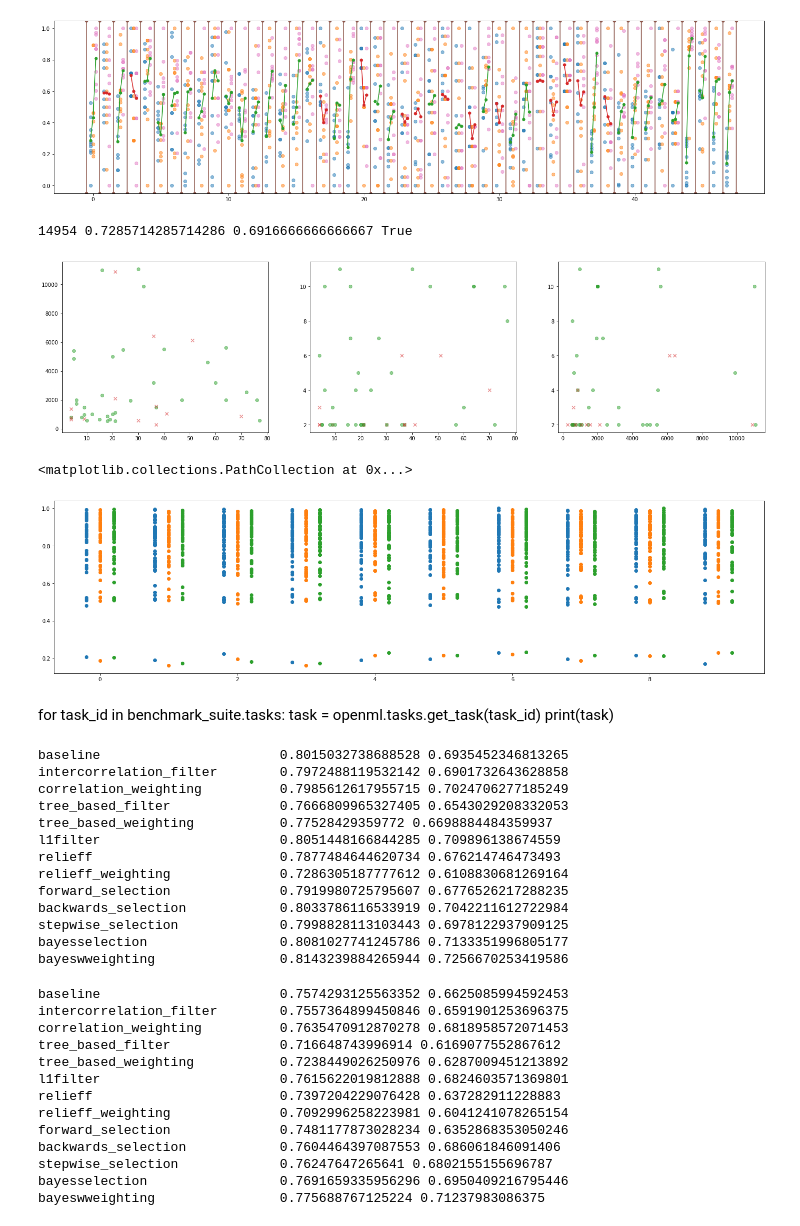
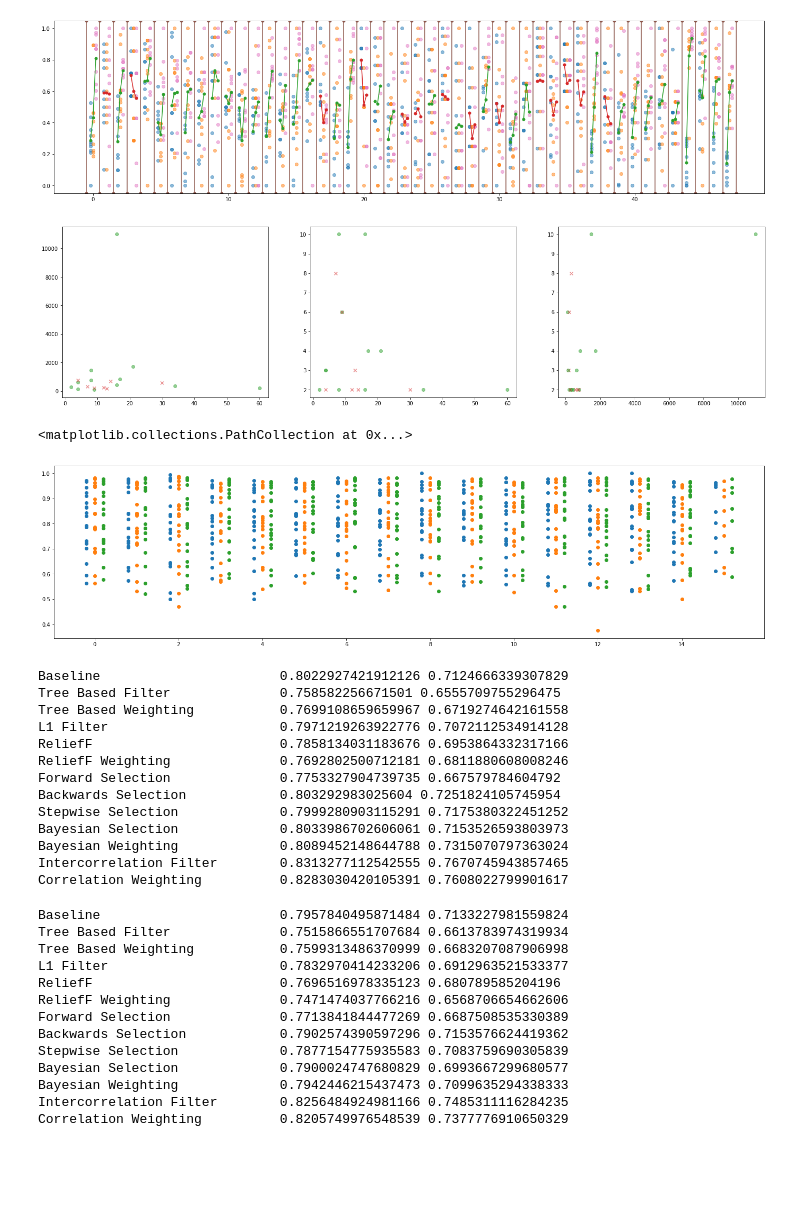
Before and after one commit to nvsclub/FeatureWeightingWithOptuna, a Jupyter notebook: test.ipynb, the cells around one changed output. Cells and saved outputs as stored; diff of their text form; code cells hidden in the pictures; blank space fills up the shorter version.

```diff
--- a/test.ipynb
+++ b/test.ipynb
@@ -5,7 +5,8 @@ import numpy as np
 # %%
 plt.rcParams['figure.figsize'] = (24,6)
 # %%
-df = pd.read_csv('results/openml_scores.csv')
+df = pd.read_csv('results/scores.csv')
+df = df.dropna()
 # %%
 df
 # %% [output]
@@ -83,15 +84,13 @@ for i, task in enumerate(df.task.unique()):
 [figure]
 # %%
 for i, task in enumerate(df.task.unique()):
-    a, b = df[(df.task == task) & (df.method=='baseline')].accuracy.mean(), df[(df.task == task) & (df.method=='bayeswweighting')].accuracy.mean()
+    a, b = df[(df.task == task) & (df.method=='Baseline')].accuracy.mean(), df[(df.task == task) & (df.method=='Bayesian Weighting')].accuracy.mean()
     if a > b + 0.01:
         print(task, a, b, a > b)
-# %% [output]
-14954 0.7285714285714286 0.6916666666666667 True
 # %%
 plt.subplot(1,3,1)
 for i, task in enumerate(df.task.unique()):
-    a, b = df[(df.task == task) & (df.method=='baseline')].accuracy.mean(), df[(df.task == task) & (df.method=='bayeswweighting')].accuracy.mean()
+    a, b = df[(df.task == task) & (df.method=='Baseline')].accuracy.mean(), df[(df.task == task) & (df.method=='Bayesian Weighting')].accuracy.mean()
     nfeatures, ninstances, nclasses = df[(df.task == task)].iloc[0].features, df[(df.task == task)].iloc[0].instances, df[(df.task == task)].iloc[0].classes
     if a > b:
         plt.scatter(nfeatures, ninstances, color = 'C3', marker='x', alpha=0.5)
@@ -99,7 +98,7 @@ for i, task in enumerate(df.task.unique()):
         plt.scatter(nfeatures, ninstances, color = 'C2', alpha=0.5)
 plt.subplot(1,3,2)
 for i, task in enumerate(df.task.unique()):
-    a, b = df[(df.task == task) & (df.method=='baseline')].accuracy.mean(), df[(df.task == task) & (df.method=='bayeswweighting')].accuracy.mean()
+    a, b = df[(df.task == task) & (df.method=='Baseline')].accuracy.mean(), df[(df.task == task) & (df.method=='Bayesian Weighting')].accuracy.mean()
     nfeatures, ninstances, nclasses = df[(df.task == task)].iloc[0].features, df[(df.task == task)].iloc[0].instances, df[(df.task == task)].iloc[0].classes
     if a > b:
         plt.scatter(nfeatures, nclasses, color = 'C3', marker='x', alpha=0.5)
@@ -107,18 +106,18 @@ for i, task in enumerate(df.task.unique()):
         plt.scatter(nfeatures, nclasses, color = 'C2', alpha=0.5)
 plt.subplot(1,3,3)
 for i, task in enumerate(df.task.unique()):
-    a, b = df[(df.task == task) & (df.method=='baseline')].accuracy.mean(), df[(df.task == task) & (df.method=='bayeswweighting')].accuracy.mean()
+    a, b = df[(df.task == task) & (df.method=='Baseline')].accuracy.mean(), df[(df.task == task) & (df.method=='Bayesian Weighting')].accuracy.mean()
     nfeatures, ninstances, nclasses = df[(df.task == task)].iloc[0].features, df[(df.task == task)].iloc[0].instances, df[(df.task == task)].iloc[0].classes
     if a > b:
         plt.scatter(ninstances, nclasses, color = 'C3', marker='x', alpha=0.5)
     else:
         plt.scatter(ninstances, nclasses, color = 'C2', alpha=0.5)
 # %% [output]
-[figure, old version]
+[figure, new version]
 # %%
-plt.scatter(df[df.method=='baseline'].cycle - 0.2, df[df.method=='baseline'].accuracy)
-plt.scatter(df[df.method=='bayesselection'].cycle, df[df.method=='bayesselection'].accuracy)
-plt.scatter(df[df.method=='bayeswweighting'].cycle + 0.2, df[df.method=='bayeswweighting'].accuracy)
+plt.scatter(df[df.method=='Baseline'].cycle - 0.2, df[df.method=='Baseline'].accuracy)
+plt.scatter(df[df.method=='Bayesian Selection'].cycle, df[df.method=='Bayesian Selection'].accuracy)
+plt.scatter(df[df.method=='Bayesian Weighting'].cycle + 0.2, df[df.method=='Bayesian Weighting'].accuracy)
 # %% [output]
 <matplotlib.collections.PathCollection at 0x...>
-[figure, old version]
+[figure, new version]
@@ -128,39 +124,35 @@ benchmark_suite = openml.study.get_suite('OpenML-CC18')
-# %% [markdown]
-for task_id in benchmark_suite.tasks:
-    task = openml.tasks.get_task(task_id)
-    print(task)
 # %%
 for method in df.method.unique():
     print(method.ljust(30), df[df.method==method].accuracy.mean(), df[df.method==method].f1.mean())
 # %% [output]
-baseline                       0.8015032738688528 0.6935452346813265
-intercorrelation_filter        0.7972488119532142 0.6901732643628858
-correlation_weighting          0.7985612617955715 0.7024706277185249
-tree_based_filter              0.7666809965327405 0.6543029208332053
-tree_based_weighting           0.77528429359772 0.6698884484359937
-l1filter                       0.8051448166844285 0.709896138674559
-relieff                        0.7877484644620734 0.676214746473493
-relieff_weighting              0.7286305187777612 0.6108830681269164
-forward_selection              0.7919980725795607 0.6776526217288235
-backwards_selection            0.8033786116533919 0.7042211612722984
-stepwise_selection             0.7998828113103443 0.6978122937909125
-bayesselection                 0.8081027741245786 0.7133351996805177
-bayeswweighting                0.8143239884265944 0.7256670253419586
+Baseline                       0.8022927421912126 0.7124666339307829
+Tree Based Filter              0.758582256671501 0.6555709755296475
+Tree Based Weighting           0.7699108659659967 0.6719274642161558
+L1 Filter                      0.7971219263922776 0.7072112534914128
+ReliefF                        0.7858134031183676 0.6953864332317166
+ReliefF Weighting              0.7692802500712181 0.6811880608008246
+Forward Selection              0.7753327904739735 0.667579784604792
+Backwards Selection            0.803292983025604 0.7251824105745954
+Stepwise Selection             0.7999280903115291 0.7175380322451252
+Bayesian Selection             0.8033986702606061 0.7153526593803973
+Bayesian Weighting             0.8089452148644788 0.7315070797363024
+Intercorrelation Filter        0.8313277112542555 0.7670745943857465
+Correlation Weighting          0.8283030420105391 0.7608022799901617
 # %%
 ndf = df[df.features < 20]
 for method in ndf.method.unique():
     print(method.ljust(30), ndf[ndf.method==method].accuracy.mean(), ndf[ndf.method==method].f1.mean())
 # %% [output]
-baseline                       0.7574293125563352 0.6625085994592453
-intercorrelation_filter        0.7557364899450846 0.6591901253696375
-correlation_weighting          0.7635470912870278 0.6818958572071453
-tree_based_filter              0.716648743996914 0.6169077552867612
-tree_based_weighting           0.7238449026250976 0.6287009451213892
-l1filter                       0.7615622019812888 0.6824603571369801
-relieff                        0.7397204229076428 0.637282911228883
-relieff_weighting              0.7092996258223981 0.6041241078265154
-forward_selection              0.7481177873028234 0.6352868353050246
-backwards_selection            0.7604464397087553 0.686061846091406
-stepwise_selection             0.76247647265641 0.6802155155696787
-bayesselection                 0.7691659335956296 0.6950409216795446
-bayeswweighting                0.775688767125224 0.71237983086375
+Baseline                       0.7957840495871484 0.7133227981559824
+Tree Based Filter              0.7515866551707684 0.6613783974319934
+Tree Based Weighting           0.7599313486370999 0.6683207087906998
+L1 Filter                      0.7832970414233206 0.6912963521533377
+ReliefF                        0.7696516978335123 0.680789585204196
+ReliefF Weighting              0.7471474037766216 0.6568706654662606
+Forward Selection              0.7713841844477269 0.6687508535330389
+Backwards Selection            0.7902574390597296 0.7153576624419362
+Stepwise Selection             0.7877154775935583 0.7083759690305839
+Bayesian Selection             0.7900024747680829 0.6993667299680577
+Bayesian Weighting             0.7942446215437473 0.7099635294338333
+Intercorrelation Filter        0.8256484924981166 0.7485311116284235
+Correlation Weighting          0.8205749976548539 0.7377776910650329
```
Also changed, not shown: parts of 5 cells of this notebook, 3 other files.
